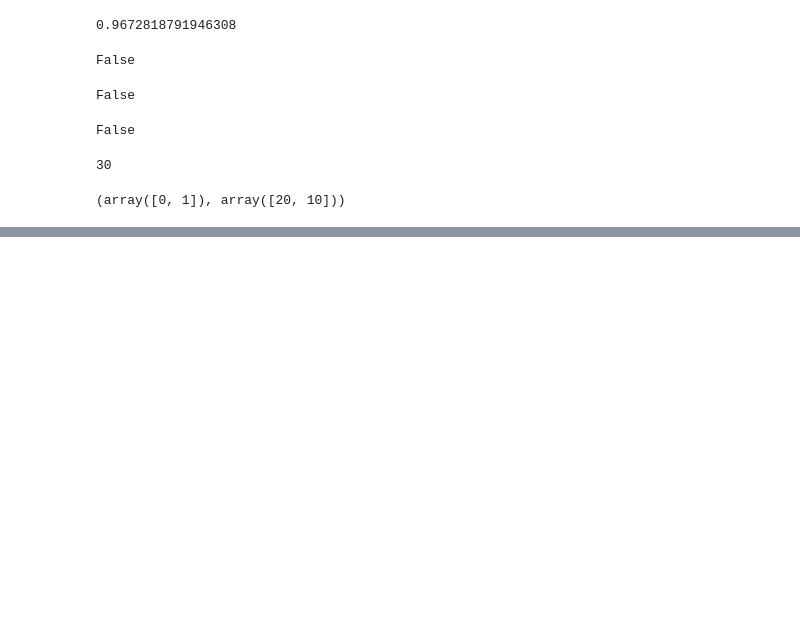
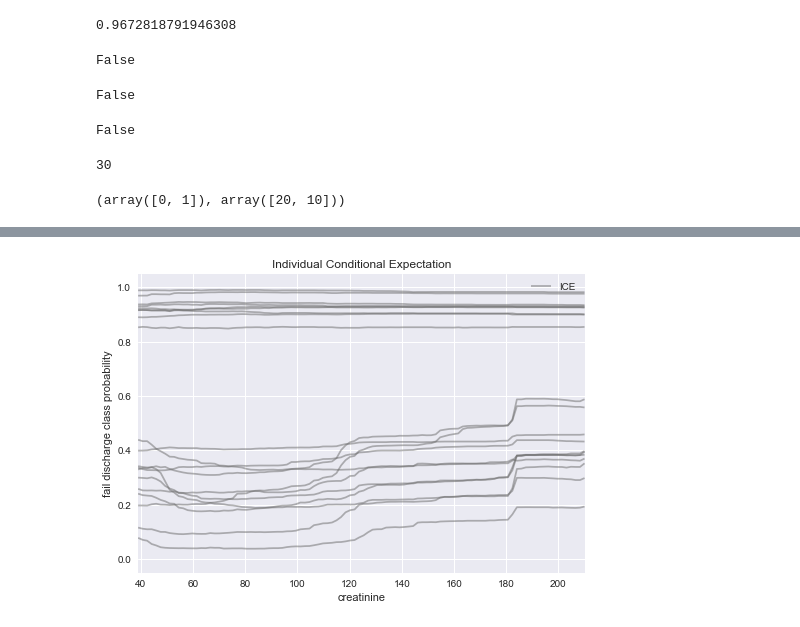
Before and after one commit to benjin1998/finalproject, a Jupyter notebook: FAT/RF_FAT.ipynb, the cells around one changed output, grey strips where cells are left out. Drawn from its saved outputs; the diff is of its cells as text; code cells hidden in the pictures; blank space fills up the shorter version.

```diff
--- a/FAT/RF_FAT.ipynb
+++ b/FAT/RF_FAT.ipynb
@@ -492,0 +500,5 @@ ice_array, ice_linspace = fatf_fi.individual_conditional_expectation( data_eval,
+# %%
+
+ice_plot_1 = fatf_vis_fi.plot_individual_conditional_expectation(ice_array[0:20,:,:],ice_linspace,target0_class_index,class_name=target0_class_name,feature_name='creatinine')
+# %% [output]
+[figure, added]
```
Also changed, not shown: parts of 11 cells of this notebook.
